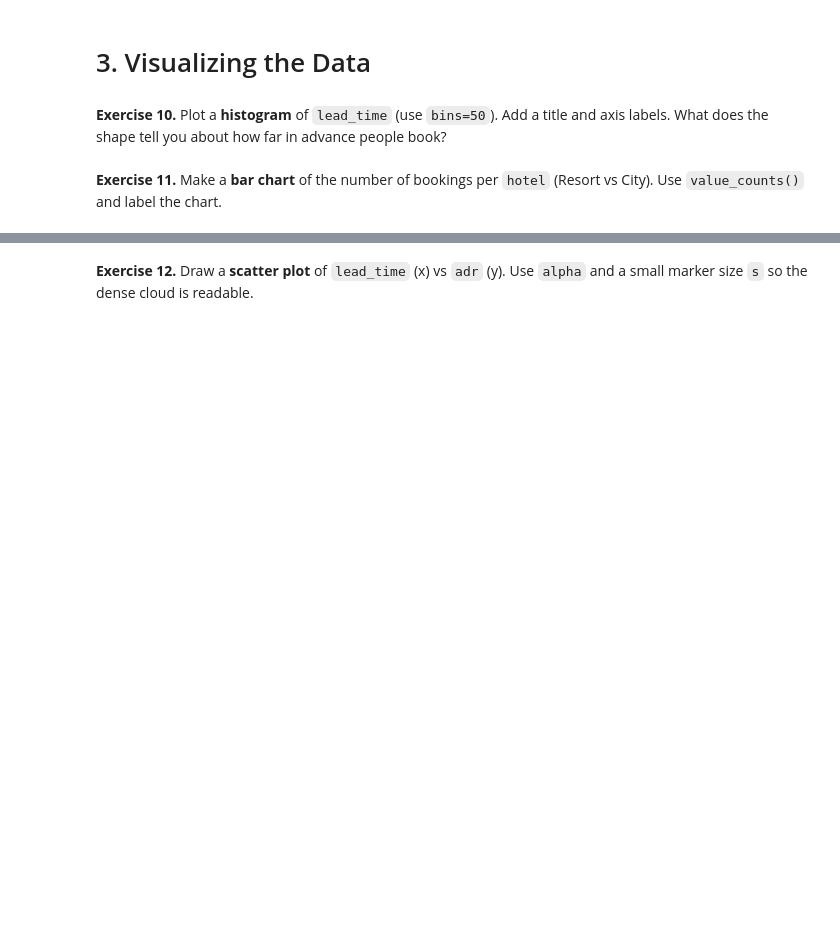
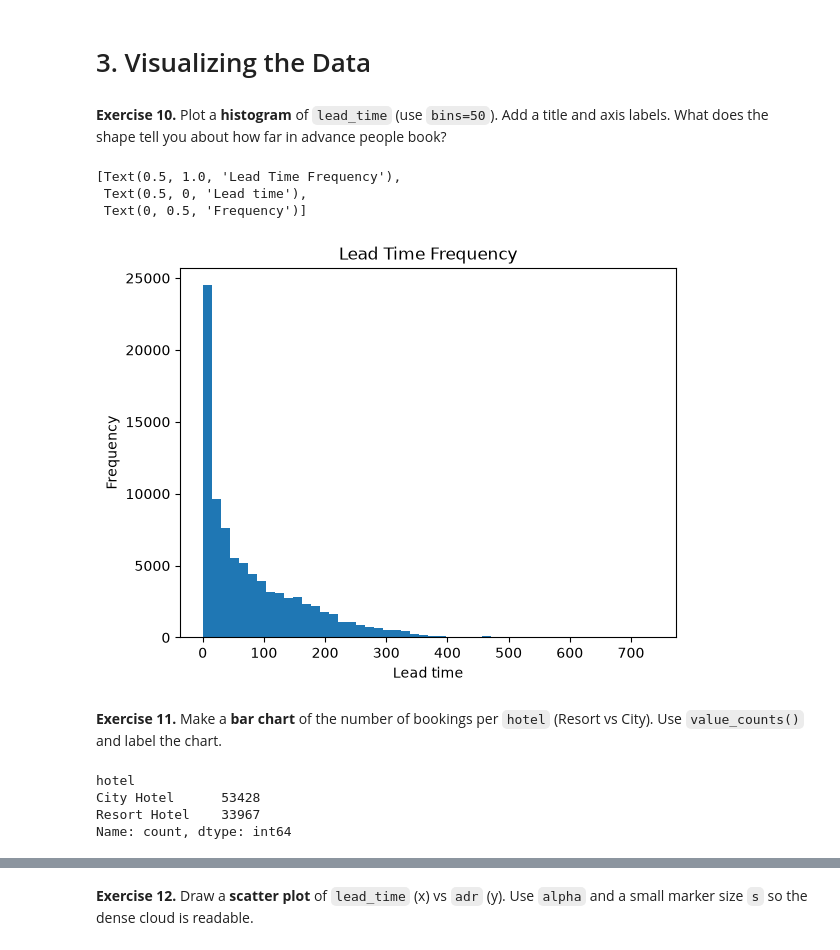
Before and after one commit to ky211-sketch/AIBuilders_Data_Analysis, a Jupyter notebook: Assignment/Module_Assignment_Hotel_Bookings.ipynb, the cells around one changed output, grey strips where cells are left out. Cells and saved outputs as stored; diff of their text form; code cells hidden in the pictures; blank space fills up the shorter version.

Commit message:
Module2 :"Assignment Data Analysis"

```diff
--- a/Assignment/Module_Assignment_Hotel_Bookings.ipynb
+++ b/Assignment/Module_Assignment_Hotel_Bookings.ipynb
@@ -92,0 +259,3 @@ Verify with `.dtypes`.
+# %%
+df_clean['reservation_status_date'] = df_clean['reservation_status_date'].astype('datetime64[us]')
+df_clean['reservation_status_date']
@@ -93,2 +275,4 @@ Verify with `.dtypes`.
 # %%
-# Your code here
+#2nd method
+df_clean['reservation_status_date'] = pd.to_datetime(df_clean['reservation_status_date'] )
+df_clean['reservation_status_date']
@@ -94,0 +292,2 @@ Verify with `.dtypes`.
+# %%
+df_clean['children'] = df_clean['children'].astype(int)
@@ -103,0 +315,3 @@ Report how many rows remain.
+# %%
+df_clean = df_clean[df_clean['adr'] >= 0]  #return the whole data
+df_clean
@@ -106,6 +342,14 @@ Report how many rows remain.
 # %% [markdown]
 **Exercise 10.** Plot a **histogram** of `lead_time` (use `bins=50`). Add a title and axis labels. What does the shape tell you about how far in advance people book?
 # %%
-# Your code here
+ax = df_clean['lead_time'].plot.hist(bins = 50)
+ax.set(title = "Lead Time Frequency", xlabel = 'Lead time', ylabel = 'Frequency')
+#Days between booking and arrival, the frequent is when the lead time is so near (in the same day),
+# make the booking in the same day if arrival
+# %% [output]
+[Text(0.5, 1.0, 'Lead Time Frequency'),
+ Text(0.5, 0, 'Lead time'),
+ Text(0, 0.5, 'Frequency')]
+[figure, added]
 # %% [markdown]
 **Exercise 11.** Make a **bar chart** of the number of bookings per `hotel` (Resort vs City). Use `value_counts()` and label the chart.
@@ -113,0 +356,8 @@ Report how many rows remain.
+# %%
+hotel_counts = df_clean['hotel'].value_counts()
+hotel_counts
+# %% [output]
+hotel
+City Hotel      53428
+Resort Hotel    33967
+Name: count, dtype: int64
```
Also changed, not shown: parts of 63 cells of this notebook, 1 other file.
